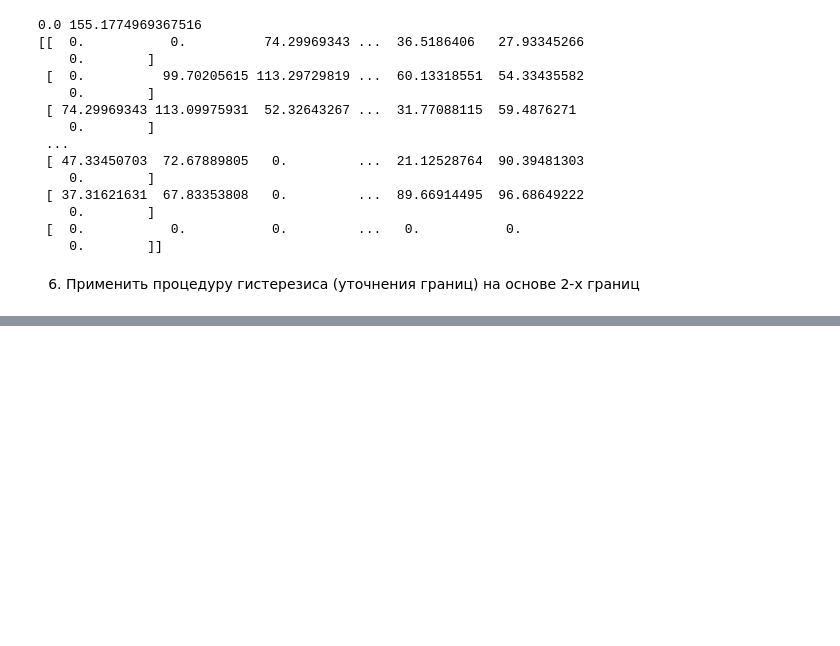
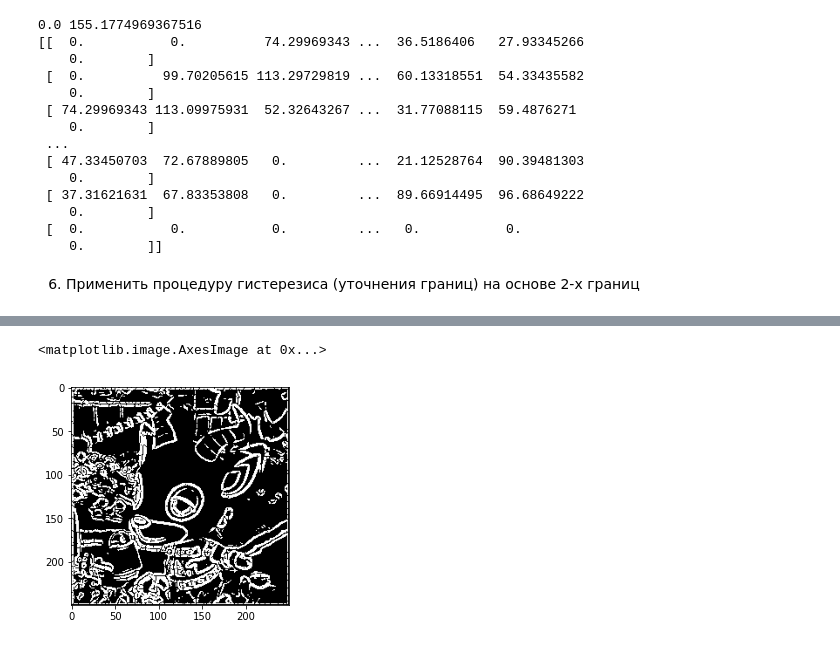
Before and after one commit to djhsgfjk/computer_vision, a Jupyter notebook: Lab_3_Реализовать_алгоритм_Кэнни_для_детектирования_границ_на_изображении.ipynb, the cells around one changed output, grey strips where cells are left out. Saved outputs shown, nothing was run; the diff lists cells and outputs as text; code cells hidden in the pictures; blank space fills up the shorter version.

```diff
--- a/Lab_3_Реализовать_алгоритм_Кэнни_для_детектирования_границ_на_изображении.ipynb
+++ b/Lab_3_Реализовать_алгоритм_Кэнни_для_детектирования_границ_на_изображении.ipynb
@@ -558,4 +578,7 @@ KeyboardInterrupt: ignored
 # %%
-hyst2 = hysteresis(non_max2, 20, 30) * 255
+hyst2 = hysteresis(non_max2, 10, 15) * 255
 figure()
 imshow(hyst2, cmap='gray', vmin=0, vmax=255)
+# %% [output]
+<matplotlib.image.AxesImage at 0x...>
+[figure, added]
```
Also changed, not shown: parts of 5 cells of this notebook.
